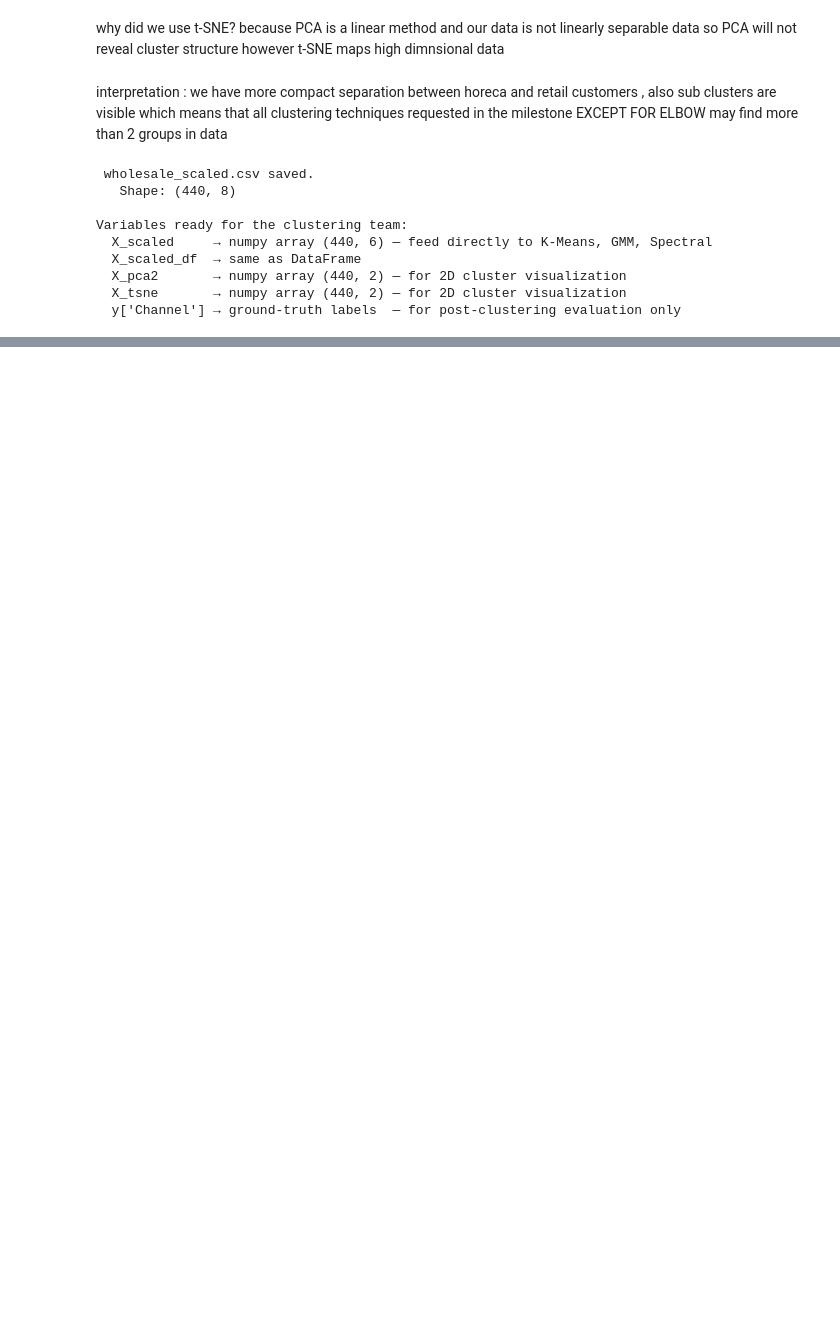
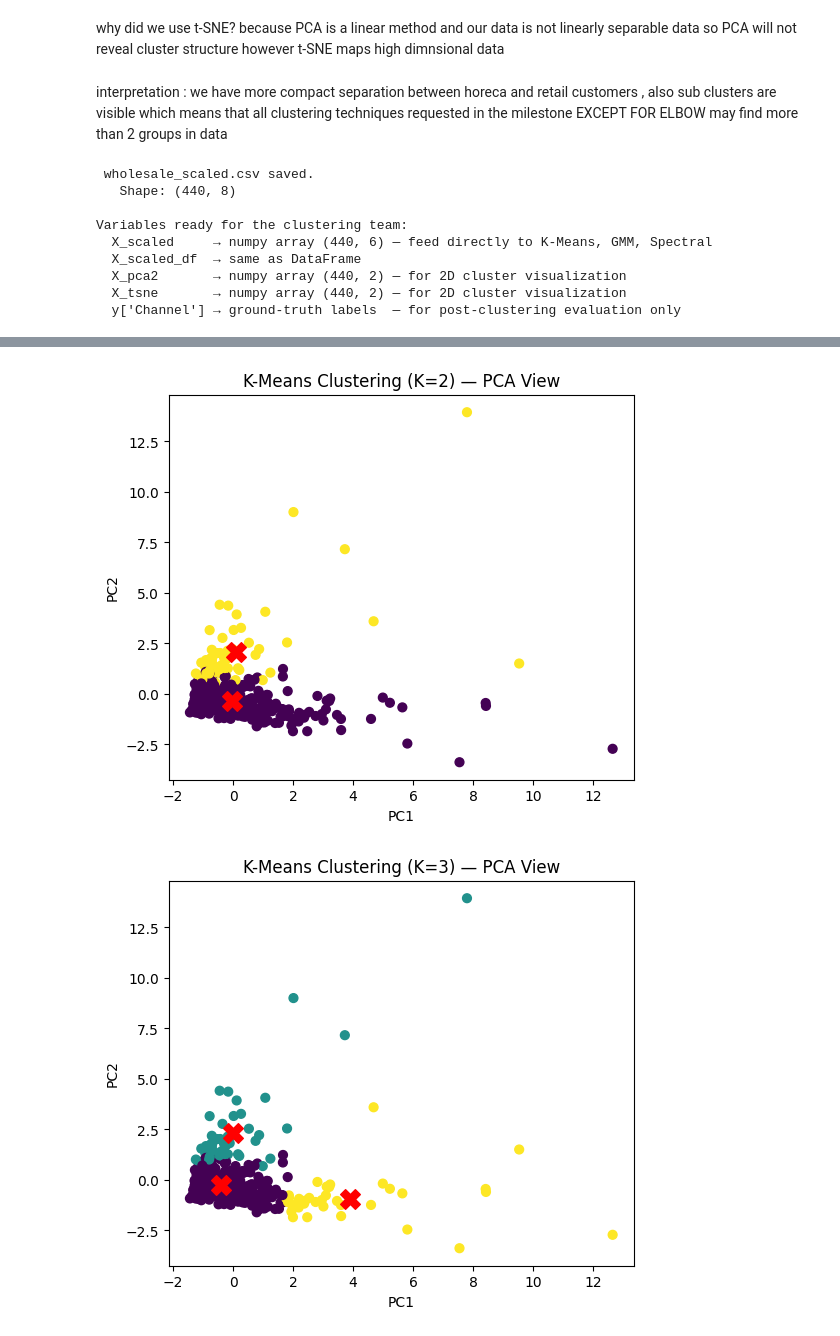
Before and after one commit to gannahisham/aml-clustering-project, a Jupyter notebook: AML1.ipynb, the cells around one changed output, grey strips where cells are left out. Saved outputs shown, nothing was run; the diff lists cells and outputs as text; code cells hidden in the pictures; blank space fills up the shorter version.

```diff
--- a/AML1.ipynb
+++ b/AML1.ipynb
@@ -429,0 +517,32 @@ Variables ready for the clustering team:
+# %%
+# Step 2: Apply K-Means clustering with proper visualization
+
+k_values = [2, 3, 4]   # Define different values of K to test
+
+# Loop through each value of K
+for k in k_values:
+    kmeans = KMeans(n_clusters=k, random_state=42)   # Create KMeans model with k clusters
+    labels = kmeans.fit_predict(X_scaled)            # Fit the model and get cluster labels for each point
+
+    # Plot clusters using PCA (2D visualization)
+    plt.figure(figsize=(6, 5))
+    plt.scatter(X_pca2[:, 0], X_pca2[:, 1],
+                c=labels, cmap='viridis', s=40)      # Color points based on cluster assignment
+
+    # Transform cluster centers into PCA space for visualization
+    centers_pca = PCA(n_components=2).fit(X_scaled).transform(kmeans.cluster_centers_)
+
+    # Plot cluster centers
+    plt.scatter(centers_pca[:, 0], centers_pca[:, 1],
+                c='red', marker='X', s=200)          # Red X marks the cluster centers
+
+    # Add labels and title
+    plt.title(f"K-Means Clustering (K={k}) — PCA View")
+    plt.xlabel("PC1")                                # First principal component
+    plt.ylabel("PC2")                                # Second principal component
+    plt.show()
+
+#
+# %% [output]
+[figure, added]
+[figure, added]
```
Also changed, not shown: parts of 12 cells of this notebook.
